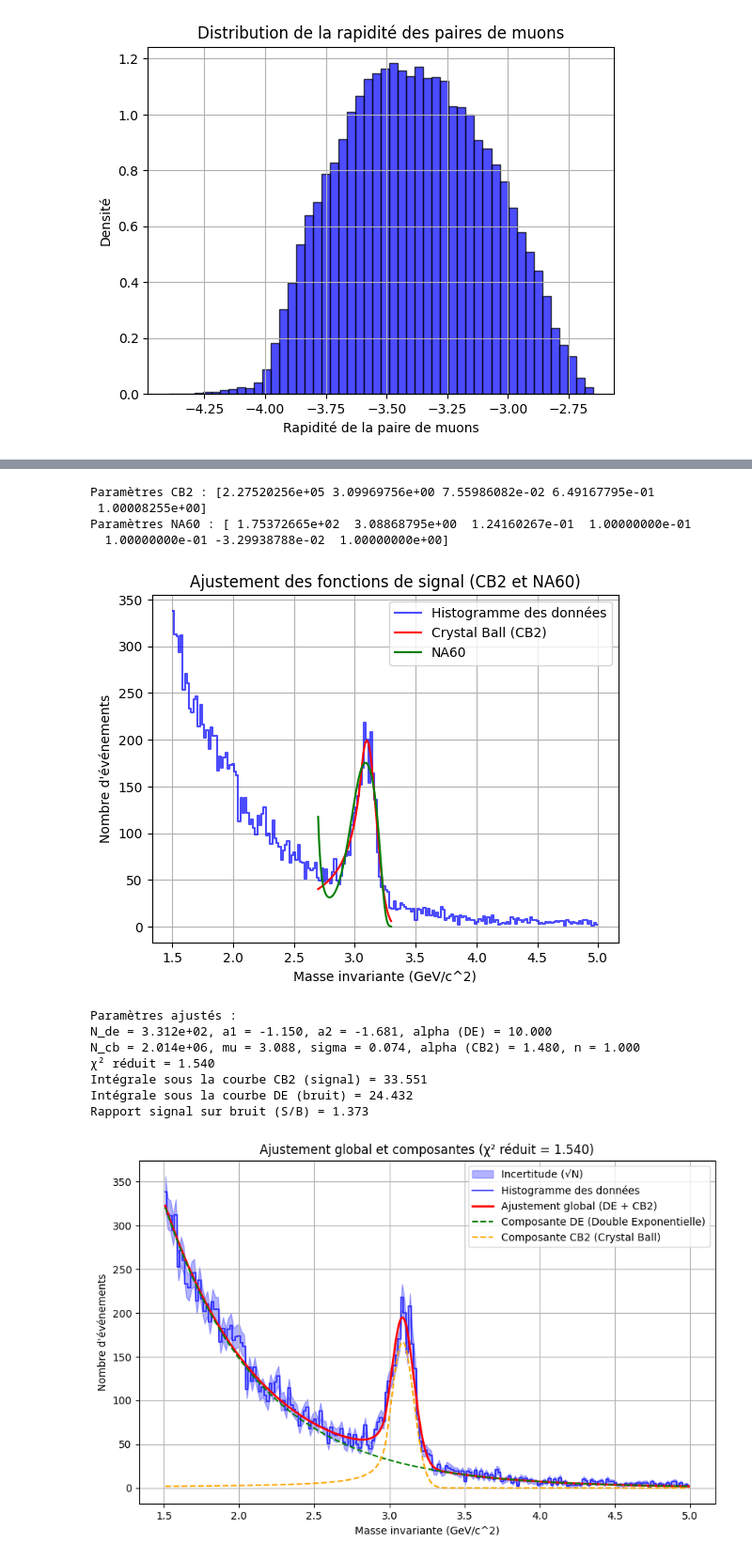
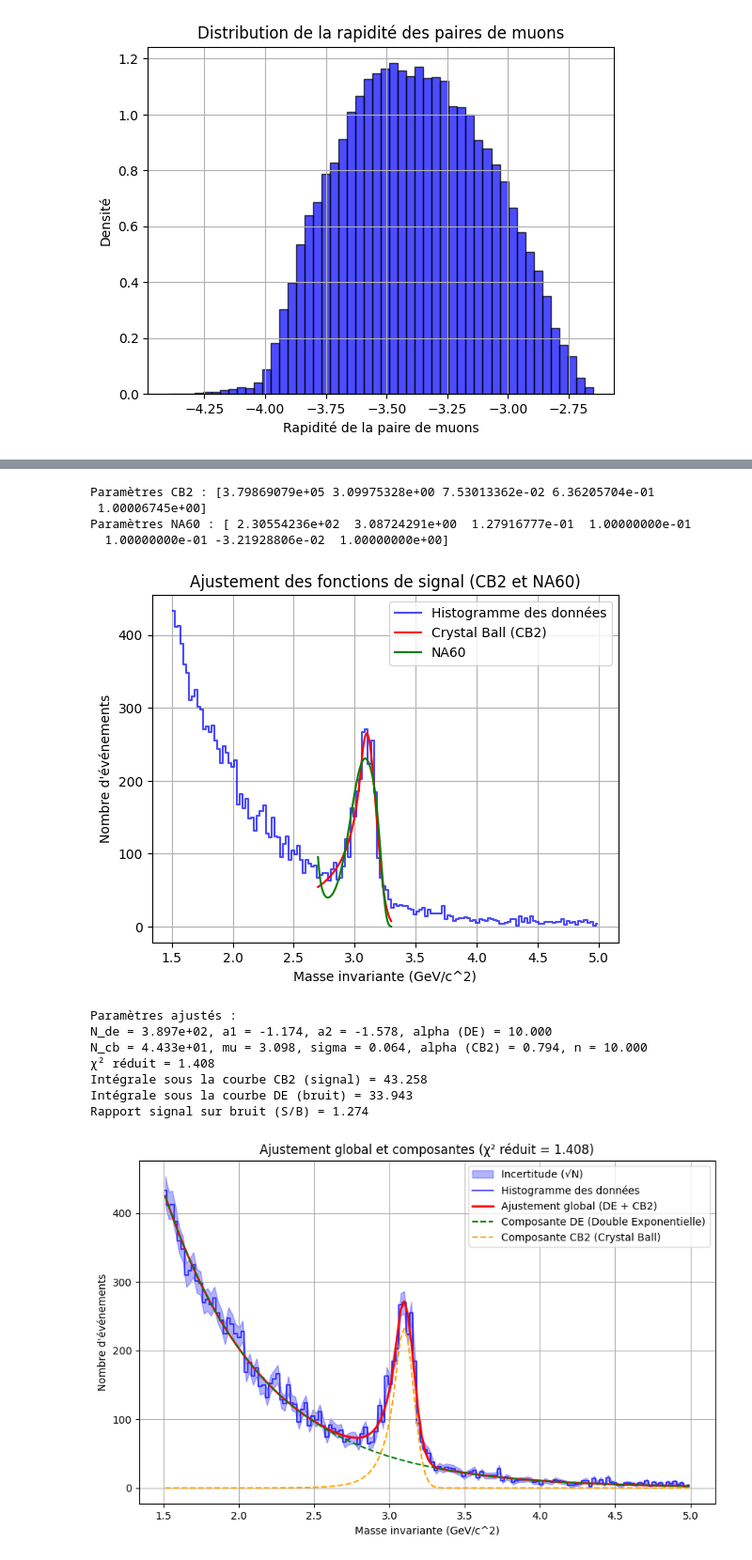
Before and after one commit to nantes-m2-rps-exp/qqbar2mumu-2024, a Jupyter notebook: notebooks/Discrimination.ipynb, the cells around one changed output, grey strips where cells are left out. Shown at 94% size. Saved outputs shown, nothing was run; the diff lists cells and outputs as text; code cells hidden in the pictures.

```diff
--- a/notebooks/Discrimination.ipynb
+++ b/notebooks/Discrimination.ipynb
@@ -121,7 +121,7 @@ filtered_masses = masses_opposite[(y_pair <= -2.5) & (y_pair >= -4)]
 flattened_opposite = ak.flatten(filtered_masses[(filtered_masses >= 0) & (filtered_masses <= 10)], axis=None)
 
 # Calcul des histogrammes avec numpy
-bins = 200
+bins = 150
 hist_opposite, bin_edges = np.histogram(flattened_opposite, bins=bins, range=(1.5, 5))
 print("Taille de l'histogramme après filtrage :", len(flattened_opposite))
 
@@ -343,11 +343,11 @@ plt.legend()
 plt.grid(True)
 plt.show()
 # %% [output]
-Paramètres CB2 : [2.27520256e+05 3.09969756e+00 7.55986082e-02 6.49167795e-01
- 1.00008255e+00]
-Paramètres NA60 : [ 1.75372665e+02  3.08868795e+00  1.24160267e-01  1.00000000e-01
-  1.00000000e-01 -3.29938788e-02  1.00000000e+00]
+Paramètres CB2 : [3.79869079e+05 3.09975328e+00 7.53013362e-02 6.36205704e-01
+ 1.00006745e+00]
+Paramètres NA60 : [ 2.30554236e+02  3.08724291e+00  1.27916777e-01  1.00000000e-01
+  1.00000000e-01 -3.21928806e-02  1.00000000e+00]
-[figure, old version]
+[figure, new version]
 # %%
 ## Fit global
 # %%
@@ -359,7 +359,8 @@ from scipy.special import erf  # Import de la fonction d'erreur
 # Filtrer les données sur l'ensemble des bin_centers
 x_data = bin_centers
 y_data = y_data  # Histogramme des données complètes
-y_errors = np.sqrt(y_data)  # Incertitude : racine du nombre de coups
+y_errors = np.sqrt(y_data)
+#print(y_errors)# Incertitude : racine du nombre de coups
 
 # Définir la fonction Double Exponentielle (DE)
 def double_exponential(x, N_de, a1, a2, alpha):
@@ -422,7 +423,7 @@ except RuntimeError as e:
     print("Erreur d'ajustement :", e)
 
 # Générer les courbes ajustées
-x_fit = np.linspace(x_data.min(), x_data.max(), 1000)
+x_fit = np.linspace(x_data.min(), x_data.max(), bins)
 y_fit = combined_function(x_fit, *popt)
 y_de = double_exponential(x_fit, *popt[:4])  # Composante DE
 y_cb2 = crystal_ball(x_fit, *popt[4:])  # Composante CB2
@@ -472,37 +473,37 @@ plt.step(
     color="blue",
     alpha=0.7,
 )
 plt.plot(x_fit, y_fit, label="Ajustement global (DE + CB2)", color="red", linewidth=2)
 plt.plot(
     x_fit,
     y_de,
     label="Composante DE (Double Exponentielle)",
     color="green",
     linestyle="--",
     linewidth=1.5,
 )
 plt.plot(
     x_fit,
     y_cb2,
     label="Composante CB2 (Crystal Ball)",
     color="orange",
     linestyle="--",
     linewidth=1.5,
 )
 
 # Mise en forme
 plt.xlabel("Masse invariante (GeV/c^2)")
 plt.ylabel("Nombre d'événements")
 plt.title(f"Ajustement global et composantes (χ² réduit = {chi2_reduced:.3f})")
 plt.legend()
 plt.grid(True)
 plt.show()
 # %% [output]
 Paramètres ajustés :
-N_de = 3.312e+02, a1 = -1.150, a2 = -1.681, alpha (DE) = 10.000
-N_cb = 2.014e+06, mu = 3.088, sigma = 0.074, alpha (CB2) = 1.480, n = 1.000
-χ² réduit = 1.540
-Intégrale sous la courbe CB2 (signal) = 33.551
-Intégrale sous la courbe DE (bruit) = 24.432
-Rapport signal sur bruit (S/B) = 1.373
+N_de = 3.897e+02, a1 = -1.174, a2 = -1.578, alpha (DE) = 10.000
+N_cb = 4.433e+01, mu = 3.098, sigma = 0.064, alpha (CB2) = 0.794, n = 10.000
+χ² réduit = 1.408
+Intégrale sous la courbe CB2 (signal) = 43.258
+Intégrale sous la courbe DE (bruit) = 33.943
+Rapport signal sur bruit (S/B) = 1.274
-[figure, old version]
+[figure, new version]
```
Also changed, not shown: parts of 4 cells of this notebook.
